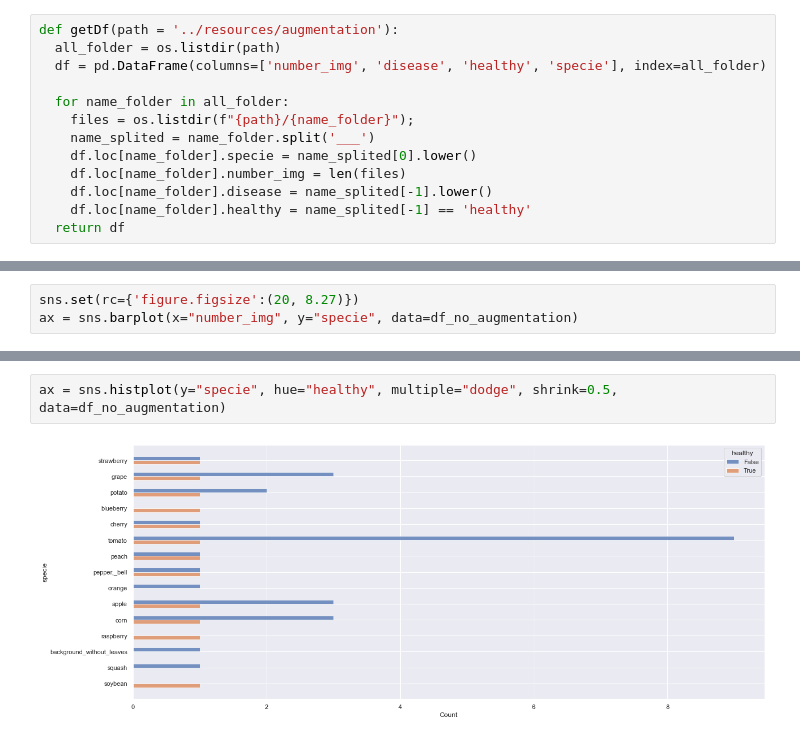
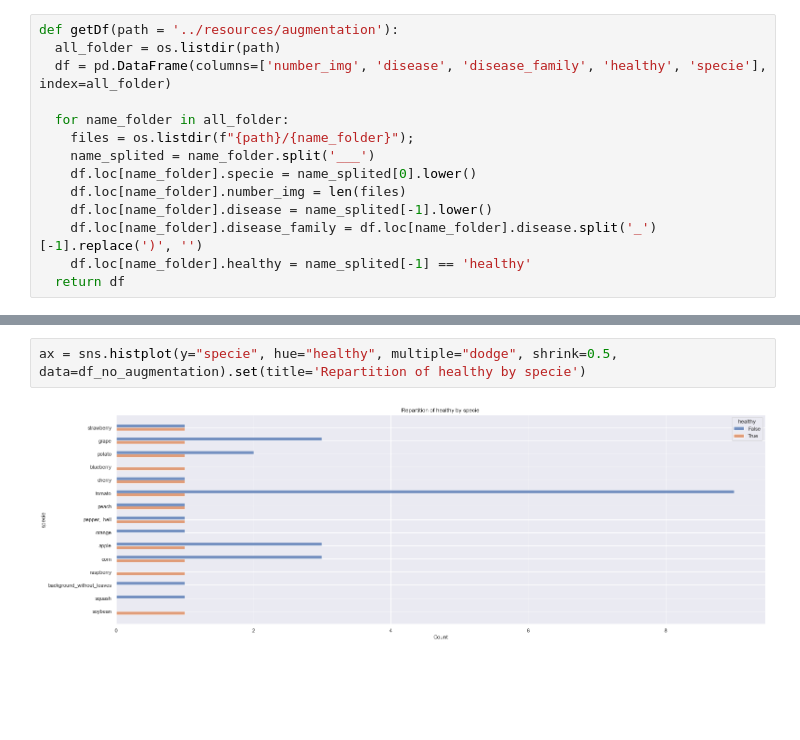
Before and after one commit to owalid/leaf-valley, a Jupyter notebook: data_viz/directory_viz.ipynb, the cells around one changed output, grey strips where cells are left out. Cells and saved outputs as stored; diff of their text form; blank space fills up the shorter version.

```diff
--- a/data_viz/directory_viz.ipynb
+++ b/data_viz/directory_viz.ipynb
@@ -5,7 +6,7 @@ import seaborn as sns
 # %%
 def getDf(path = '../resources/augmentation'):
   all_folder = os.listdir(path)
-  df = pd.DataFrame(columns=['number_img', 'disease', 'healthy', 'specie'], index=all_folder)
+  df = pd.DataFrame(columns=['number_img', 'disease', 'disease_family', 'healthy', 'specie'], index=all_folder)
 
   for name_folder in all_folder:
     files = os.listdir(f"{path}/{name_folder}");
@@ -13,6 +14,7 @@ def getDf(path = '../resources/augmentation'):
     df.loc[name_folder].specie = name_splited[0].lower()
     df.loc[name_folder].number_img = len(files)
     df.loc[name_folder].disease = name_splited[-1].lower()
+    df.loc[name_folder].disease_family = df.loc[name_folder].disease.split('_')[-1].replace(')', '')
     df.loc[name_folder].healthy = name_splited[-1] == 'healthy'
   return df
 # %%
@@ -32,3 +37,0 @@ display(df_no_augmentation.head(2))
-# %%
-sns.set(rc={'figure.figsize':(20, 8.27)})
-ax = sns.barplot(x="number_img", y="specie", data=df_no_augmentation)
@@ -37,4 +59,4 @@ ax = sns.barplot(x="number_img", y="specie", data=df_no_augmentation)
 # %%
-ax = sns.histplot(y="specie", hue="healthy", multiple="dodge", shrink=0.5, data=df_no_augmentation)
+ax = sns.histplot(y="specie", hue="healthy", multiple="dodge", shrink=0.5, data=df_no_augmentation).set(title='Repartition of healthy by specie')
 # %% [output]
-[figure, old version]
+[figure, new version]
```
Also changed, not shown: parts of 12 cells of this notebook.
